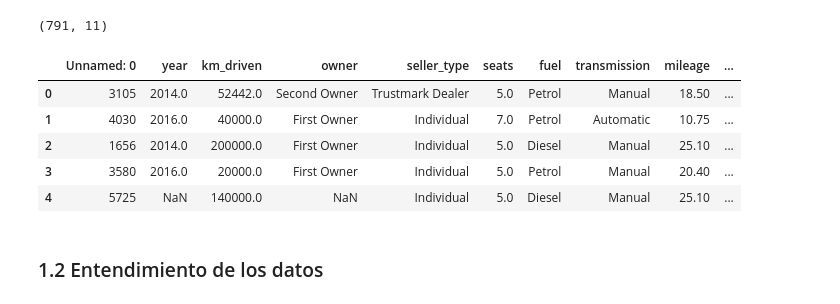
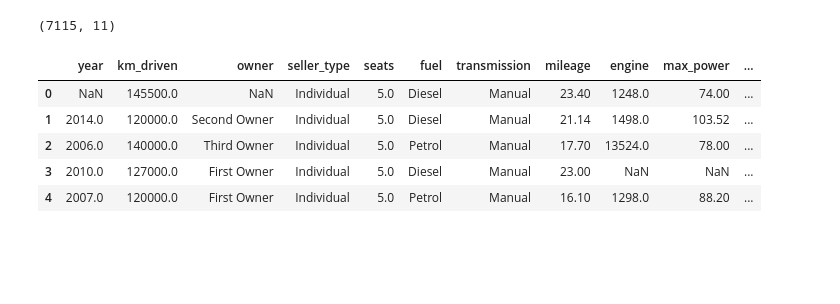
Before and after one commit to jjosorioc/ISIS3301-lab02-regression, a Jupyter notebook: lab2.ipynb, the cells around one changed output. Drawn from its saved outputs; the diff is of its cells as text; code cells hidden in the pictures; blank space fills up the shorter version.

Commit message:
Entendimiento y preparación de los datos
Falta la limpieza de los NaNs

```diff
--- a/lab2.ipynb
+++ b/lab2.ipynb
@@ -29,17 +36,16 @@ df_motorAlpes.head(5)
-# %%
-df_test = pd.read_csv('data/MotorAlpes_test.csv')
-print(df_test.shape)
-df_test.head(5)
-# %% [output]
-(791, 11)
-|  | Unnamed: 0 | year | km_driven | owner | seller_type | seats | fuel | transmission | mileage | ... |
-| 0 | 3105 | 2014.0 | 52442.0 | Second Owner | Trustmark Dealer | 5.0 | Petrol | Manual | 18.50 | ... |
-| 1 | 4030 | 2016.0 | 40000.0 | First Owner | Individual | 7.0 | Petrol | Automatic | 10.75 | ... |
-| 2 | 1656 | 2014.0 | 200000.0 | First Owner | Individual | 5.0 | Diesel | Manual | 25.10 | ... |
-| 3 | 3580 | 2016.0 | 20000.0 | First Owner | Individual | 5.0 | Petrol | Manual | 20.40 | ... |
-| 4 | 5725 | NaN | 140000.0 | NaN | Individual | 5.0 | Diesel | Manual | 25.10 | ... |
-# %% [markdown]
-### 1.2 Entendimiento de los datos
+# %%
+df_motorAlpes.shape
+# %% [output]
+(7115, 11)
+# %%
+df_motorAlpes.head()
+# %% [output]
+|  | year | km_driven | owner | seller_type | seats | fuel | transmission | mileage | engine | max_power | ... |
+| 0 | NaN | 145500.0 | NaN | Individual | 5.0 | Diesel | Manual | 23.40 | 1248.0 | 74.00 | ... |
+| 1 | 2014.0 | 120000.0 | Second Owner | Individual | 5.0 | Diesel | Manual | 21.14 | 1498.0 | 103.52 | ... |
+| 2 | 2006.0 | 140000.0 | Third Owner | Individual | 5.0 | Petrol | Manual | 17.70 | 13524.0 | 78.00 | ... |
+| 3 | 2010.0 | 127000.0 | First Owner | Individual | 5.0 | Diesel | Manual | 23.00 | NaN | NaN | ... |
+| 4 | 2007.0 | 120000.0 | First Owner | Individual | 5.0 | Petrol | Manual | 16.10 | 1298.0 | 88.20 | ... |
 # %%
 df_motorAlpes.info()
 # %% [output]
```
Also changed, not shown: parts of 18 cells of this notebook.
